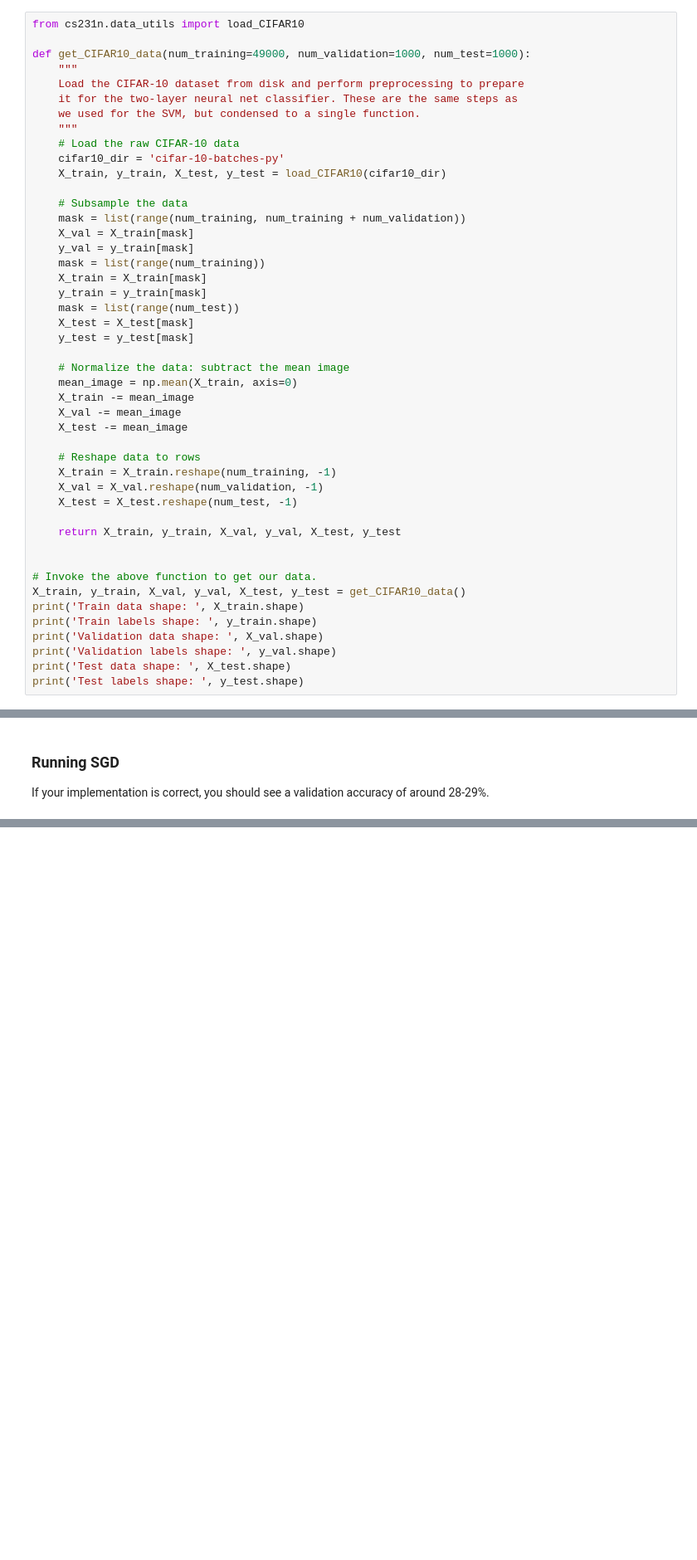
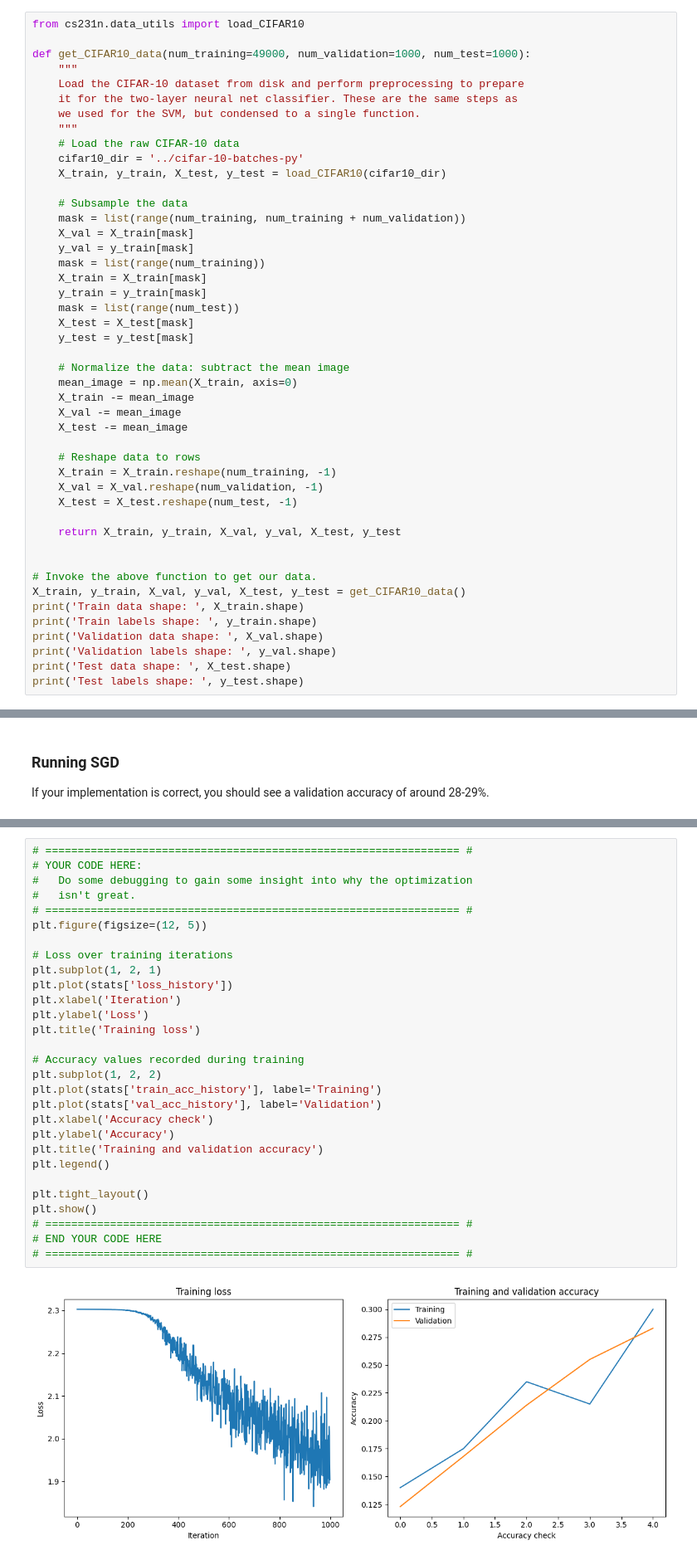
Before and after one commit to EdwinKam/ucla-ece247, a Jupyter notebook: hw3/two_layer_nn_nosol.ipynb, the cells around one changed output, grey strips where cells are left out. Shown at 83% size. Drawn from its saved outputs; the diff is of its cells as text; blank space fills up the shorter version.

```diff
--- a/hw3/two_layer_nn_nosol.ipynb
+++ b/hw3/two_layer_nn_nosol.ipynb
@@ -140,7 +168,7 @@ def get_CIFAR10_data(num_training=49000, num_validation=1000, num_test=1000):
     we used for the SVM, but condensed to a single function.
     """
     # Load the raw CIFAR-10 data
-    cifar10_dir = 'cifar-10-batches-py'
+    cifar10_dir = '../cifar-10-batches-py'
     X_train, y_train, X_test, y_test = load_CIFAR10(cifar10_dir)
 
     # Subsample the data
@@ -229,0 +264,31 @@ pass
+# %%
+# ================================================================ #
+# YOUR CODE HERE:
+#   Do some debugging to gain some insight into why the optimization
+#   isn't great.
+# ================================================================ #
+plt.figure(figsize=(12, 5))
+
+# Loss over training iterations
+plt.subplot(1, 2, 1)
+plt.plot(stats['loss_history'])
+plt.xlabel('Iteration')
+plt.ylabel('Loss')
+plt.title('Training loss')
+
+# Accuracy values recorded during training
+plt.subplot(1, 2, 2)
+plt.plot(stats['train_acc_history'], label='Training')
+plt.plot(stats['val_acc_history'], label='Validation')
+plt.xlabel('Accuracy check')
+plt.ylabel('Accuracy')
+plt.title('Training and validation accuracy')
+plt.legend()
+
+plt.tight_layout()
+plt.show()
+# ================================================================ #
+# END YOUR CODE HERE
+# ================================================================ #
+# %% [output]
+[figure, added]
```
Also changed, not shown: parts of 15 cells of this notebook, 1 other file.
